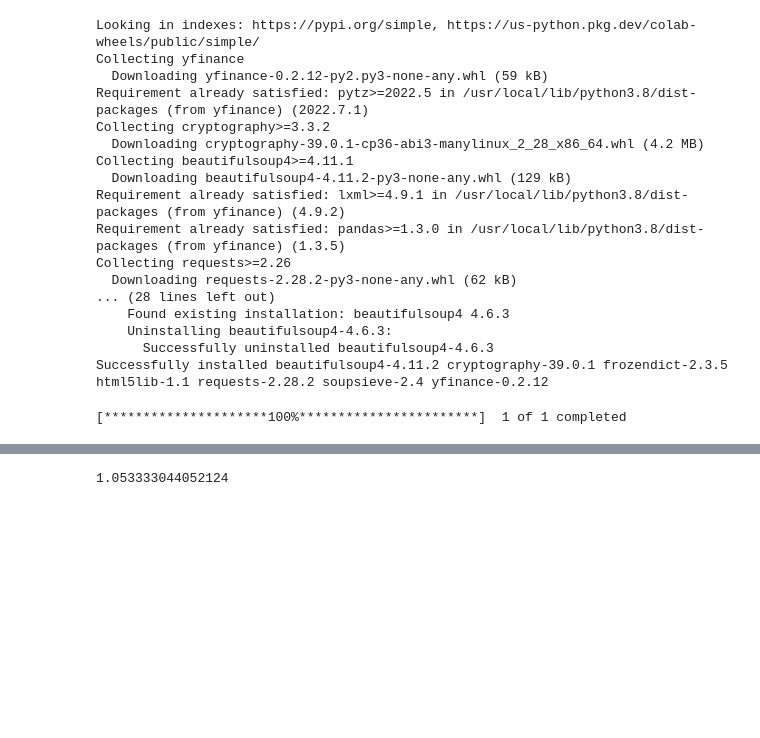
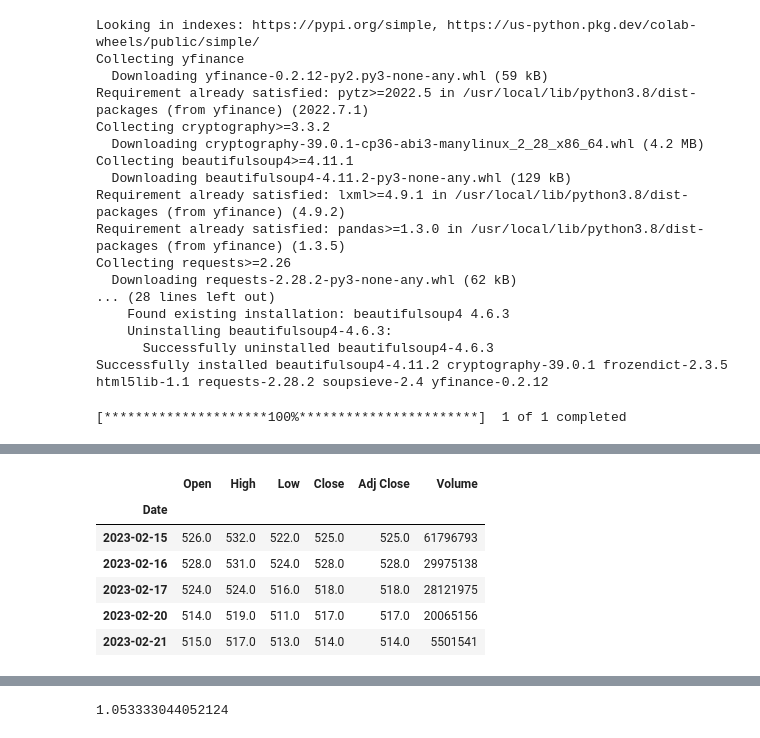
Before and after one commit to ff23108ff/20230205-Python, a Jupyter notebook: 20230219.ipynb, the cells around one changed output, grey strips where cells are left out. Saved outputs shown, nothing was run; the diff lists cells and outputs as text; code cells hidden in the pictures; blank space fills up the shorter version.

```diff
--- a/20230219.ipynb
+++ b/20230219.ipynb
@@ -961,0 +976,10 @@ df = yf.download("2330.TW")
+# %%
+df.tail()
+# %% [output]
+|  | Open | High | Low | Close | Adj Close | Volume |
+| Date |  |  |  |  |  |  |
+| 2023-02-15 | 526.0 | 532.0 | 522.0 | 525.0 | 525.0 | 61796793 |
+| 2023-02-16 | 528.0 | 531.0 | 524.0 | 528.0 | 528.0 | 29975138 |
+| 2023-02-17 | 524.0 | 524.0 | 516.0 | 518.0 | 518.0 | 28121975 |
+| 2023-02-20 | 514.0 | 519.0 | 511.0 | 517.0 | 517.0 | 20065156 |
+| 2023-02-21 | 515.0 | 517.0 | 513.0 | 514.0 | 514.0 | 5501541 |
```
Also changed, not shown: parts of 24 cells of this notebook.
